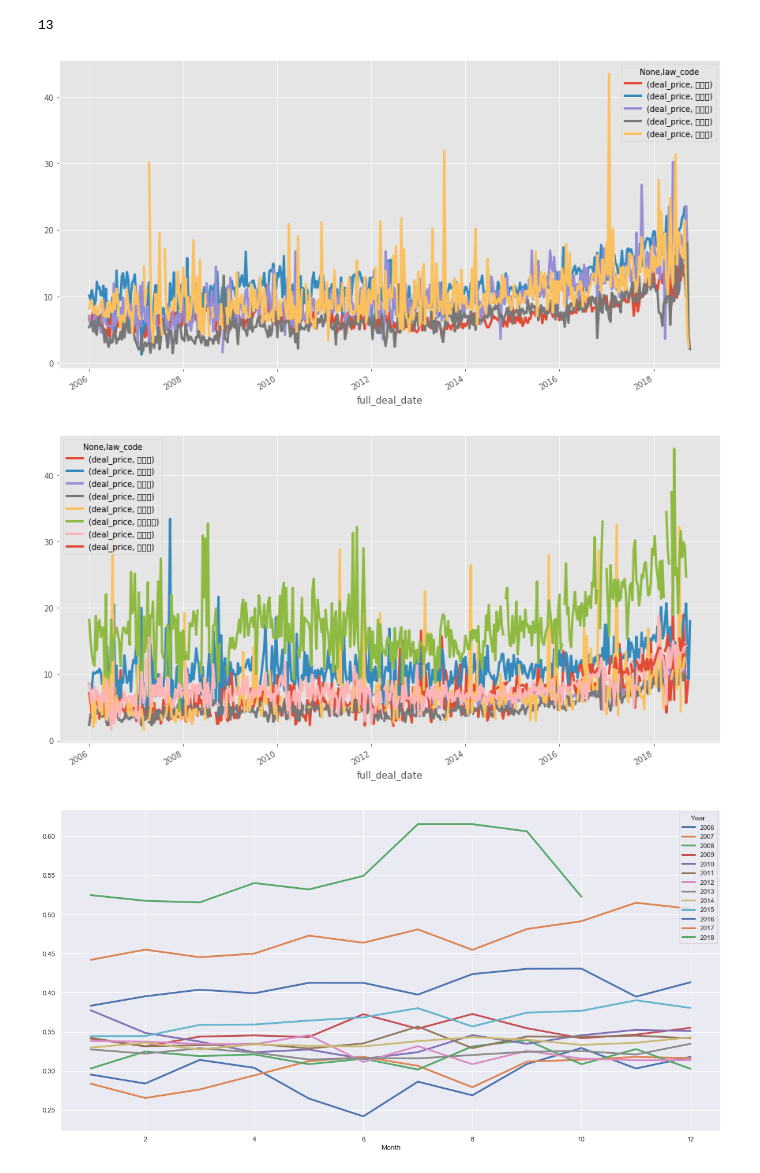
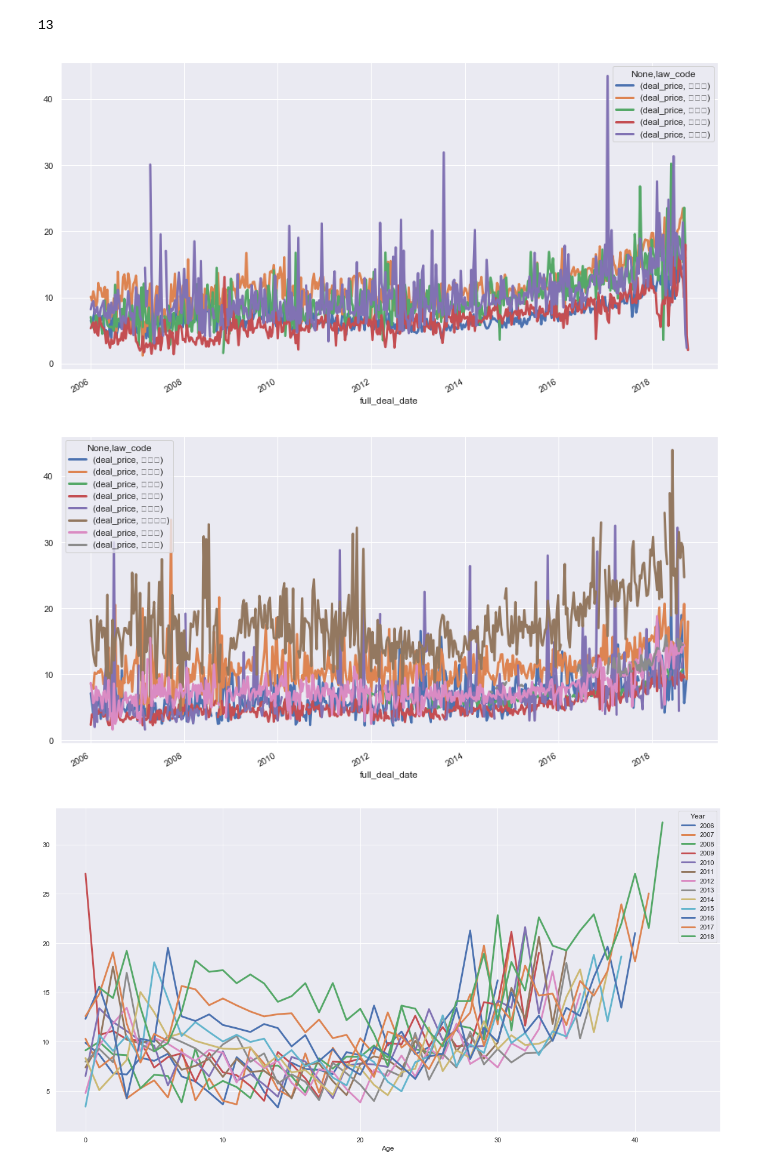
Before and after one commit to tax-k/KB_price_crawling, a Jupyter notebook: EDA and ARIMA.ipynb, the cells around one changed output. Cells and saved outputs as stored; diff of their text form; code cells hidden in the pictures.

Commit message:
Visualization ing

```diff
--- a/EDA and ARIMA.ipynb
+++ b/EDA and ARIMA.ipynb
@@ -211,3 +210,5 @@ state_ts.describe()
+# %%
+state_ts.loc[:, 'nml_bldg_age'] = state_ts['deal_year'] - state_ts['build_y']
 # %% [markdown]
 ### 1000만원? 64억??
 # %%
@@ -321,7 +335,7 @@ stateseries = pd.DataFrame(state_ts[(state_ts['law_code'].\
 stateseries.plot(figsize=(15,8), linewidth=3)
 plt.show()
 # %% [output]
-[figure, old version]
+[figure, new version]
 # %%
 stateseries = pd.DataFrame(state_ts[(state_ts['law_code'].\
     isin(statelist[5:]))][['full_deal_date','law_code','deal_price']].\
@@ -330,16 +344,18 @@ stateseries = pd.DataFrame(state_ts[(state_ts['law_code'].\
 stateseries.plot(figsize=(15,8), linewidth=3)
 plt.show()
 # %% [output]
-[figure, old version]
+[figure, new version]
 # %%
 %matplotlib inline
 sns.set()
 season = state_ts
 season['Date'] = state_ts.full_deal_date
 season['Year'] = state_ts['full_deal_date'].dt.year
 season['Month'] = state_ts['full_deal_date'].dt.month
-spivot = pd.pivot_table(season, index='Month', columns = 'Year', values = 'price_per_yard', aggfunc=np.mean)
+season['Day'] = state_ts['full_deal_date'].dt.day
+season['Age'] = state_ts['nml_bldg_age']
+spivot = pd.pivot_table(season, index='Age', columns = 'Year', values = 'deal_price', aggfunc=np.mean)
 spivot.plot(figsize=(20,10), linewidth=3)
 plt.show()
 # %% [output]
-[figure, old version]
+[figure, new version]
```
Also changed, not shown: parts of 12 cells of this notebook.
